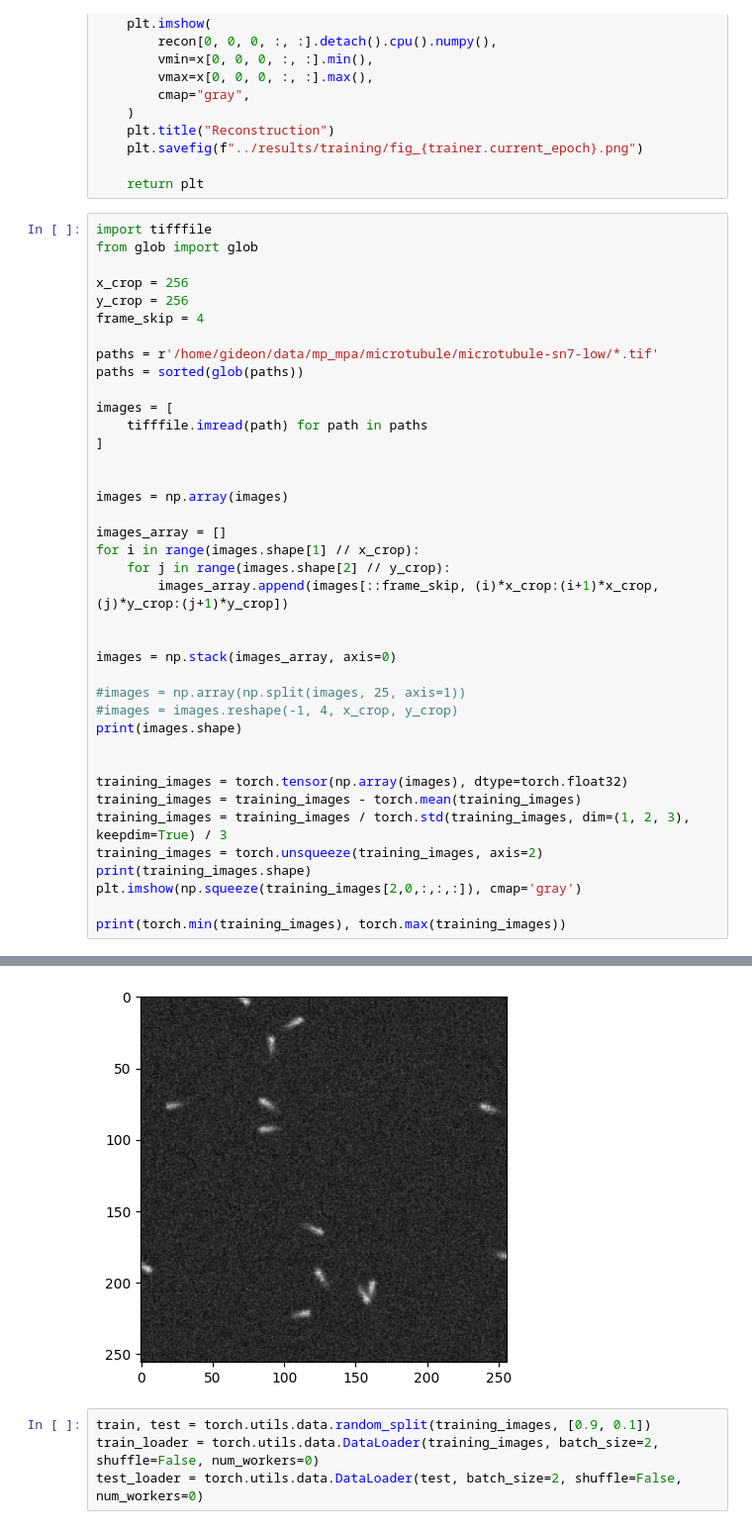
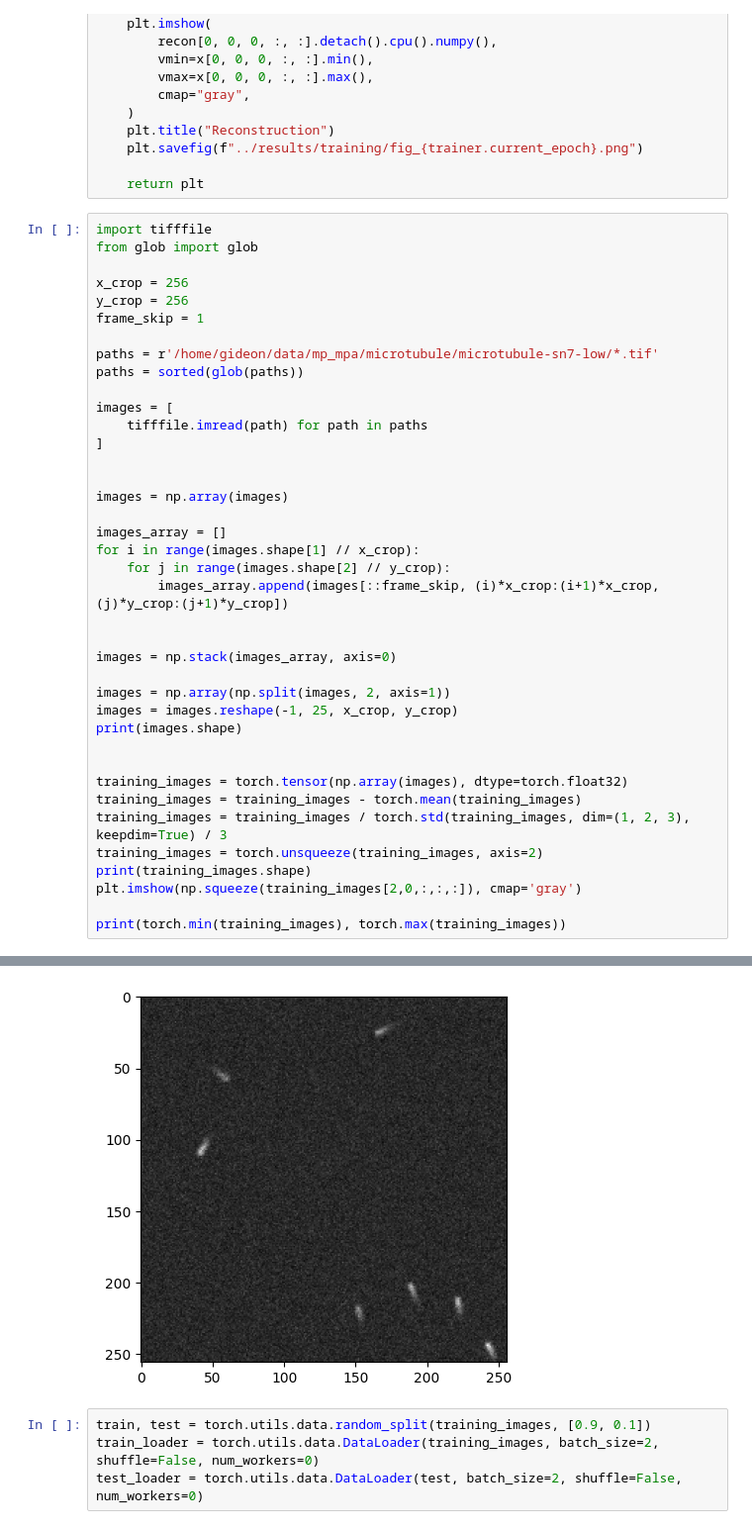
Before and after one commit to GideonJagen/ObjCentricVAE, a Jupyter notebook: test_microtubule.ipynb, the cells around one changed output, grey strips where cells are left out. Shown at 99% size. Cells and saved outputs as stored; diff of their text form.

```diff
--- a/test_microtubule.ipynb
+++ b/test_microtubule.ipynb
@@ -258,7 +258,7 @@ from glob import glob
 
 x_crop = 256
 y_crop = 256
-frame_skip = 4
+frame_skip = 1
 
 paths = r'/home/gideon/data/mp_mpa/microtubule/microtubule-sn7-low/*.tif'
 paths = sorted(glob(paths))
@@ -278,8 +278,8 @@ for i in range(images.shape[1] // x_crop):
 
 images = np.stack(images_array, axis=0)
 
-#images = np.array(np.split(images, 25, axis=1))
-#images = images.reshape(-1, 4, x_crop, y_crop)
+images = np.array(np.split(images, 2, axis=1))
+images = images.reshape(-1, 25, x_crop, y_crop)
 print(images.shape)
 
 
@@ -298,4 +298,4 @@ tensor(-1.0293) tensor(7.5843)
-[figure, old version]
+[figure, new version]
 # %%
 train, test = torch.utils.data.random_split(training_images, [0.9, 0.1])
 train_loader = torch.utils.data.DataLoader(training_images, batch_size=2, shuffle=False, num_workers=0)
```
Also changed, not shown: parts of 8 cells of this notebook, 3 other files.
